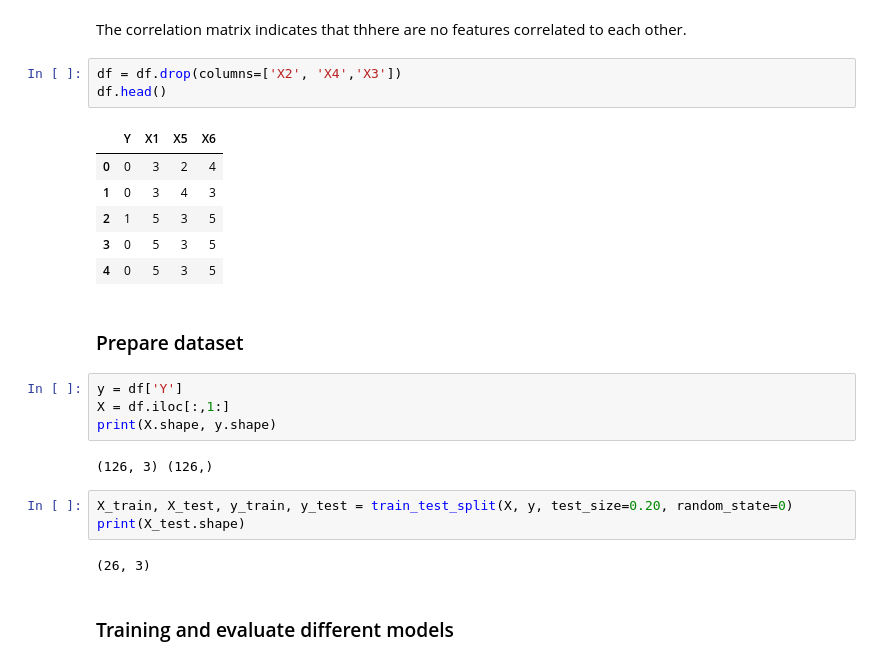
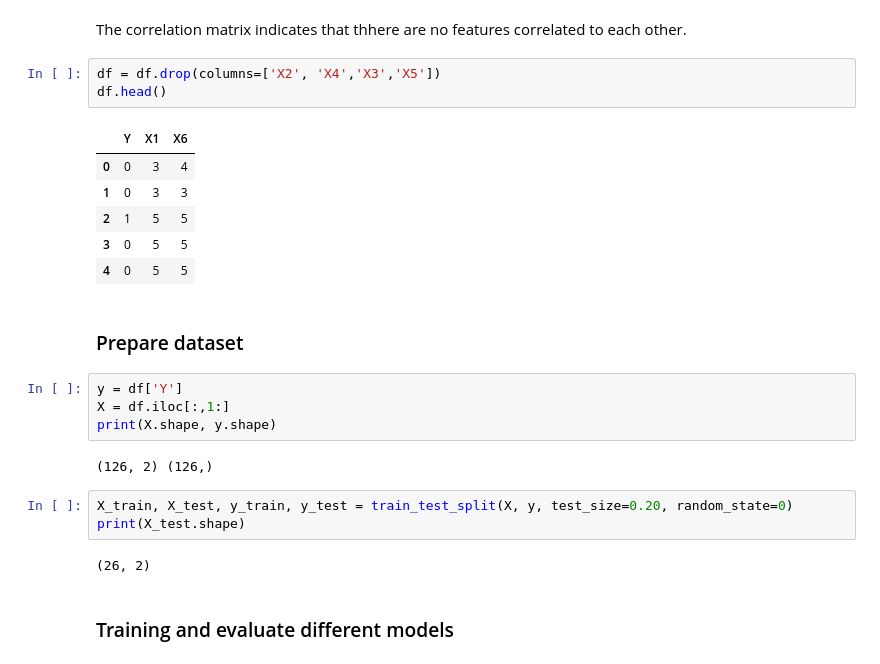
Before and after one commit to chiara89/mFi8znFt4ZE6Spwv, a Jupyter notebook: happyCustomerModel.ipynb, the cells around one changed output. Drawn from its saved outputs; the diff is of its cells as text.

```diff
--- a/happyCustomerModel.ipynb
+++ b/happyCustomerModel.ipynb
@@ -361,15 +361,15 @@ plt.show()
 # %% [markdown]
 The correlation matrix indicates that thhere are no features correlated to each other.
 # %%
-df = df.drop(columns=['X2', 'X4','X3'])
+df = df.drop(columns=['X2', 'X4','X3','X5'])
 df.head()
 # %% [output]
-|  | Y | X1 | X5 | X6 |
-| 0 | 0 | 3 | 2 | 4 |
-| 1 | 0 | 3 | 4 | 3 |
-| 2 | 1 | 5 | 3 | 5 |
-| 3 | 0 | 5 | 3 | 5 |
-| 4 | 0 | 5 | 3 | 5 |
+|  | Y | X1 | X6 |
+| 0 | 0 | 3 | 4 |
+| 1 | 0 | 3 | 3 |
+| 2 | 1 | 5 | 5 |
+| 3 | 0 | 5 | 5 |
+| 4 | 0 | 5 | 5 |
 # %% [markdown]
 ### Prepare dataset
 # %%
@@ -377,12 +377,12 @@ y = df['Y']
 X = df.iloc[:,1:]
 print(X.shape, y.shape)
 # %% [output]
-(126, 3) (126,)
+(126, 2) (126,)
 # %%
 X_train, X_test, y_train, y_test = train_test_split(X, y, test_size=0.20, random_state=0)
 print(X_test.shape)
 # %% [output]
-(26, 3)
+(26, 2)
 # %% [markdown]
 ### Training and evaluate different models
 # %%
```
Also changed, not shown: parts of 10 cells of this notebook.
